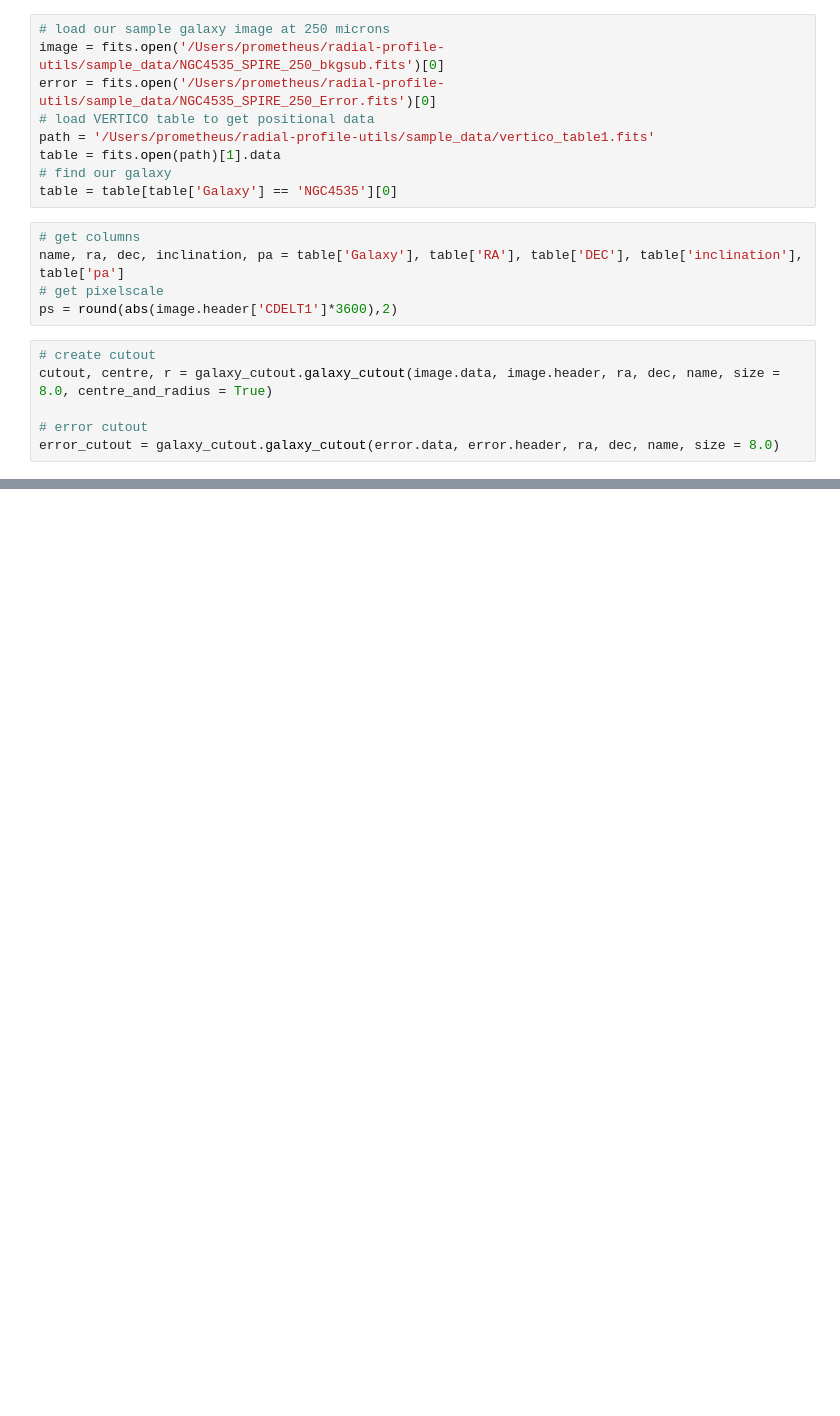
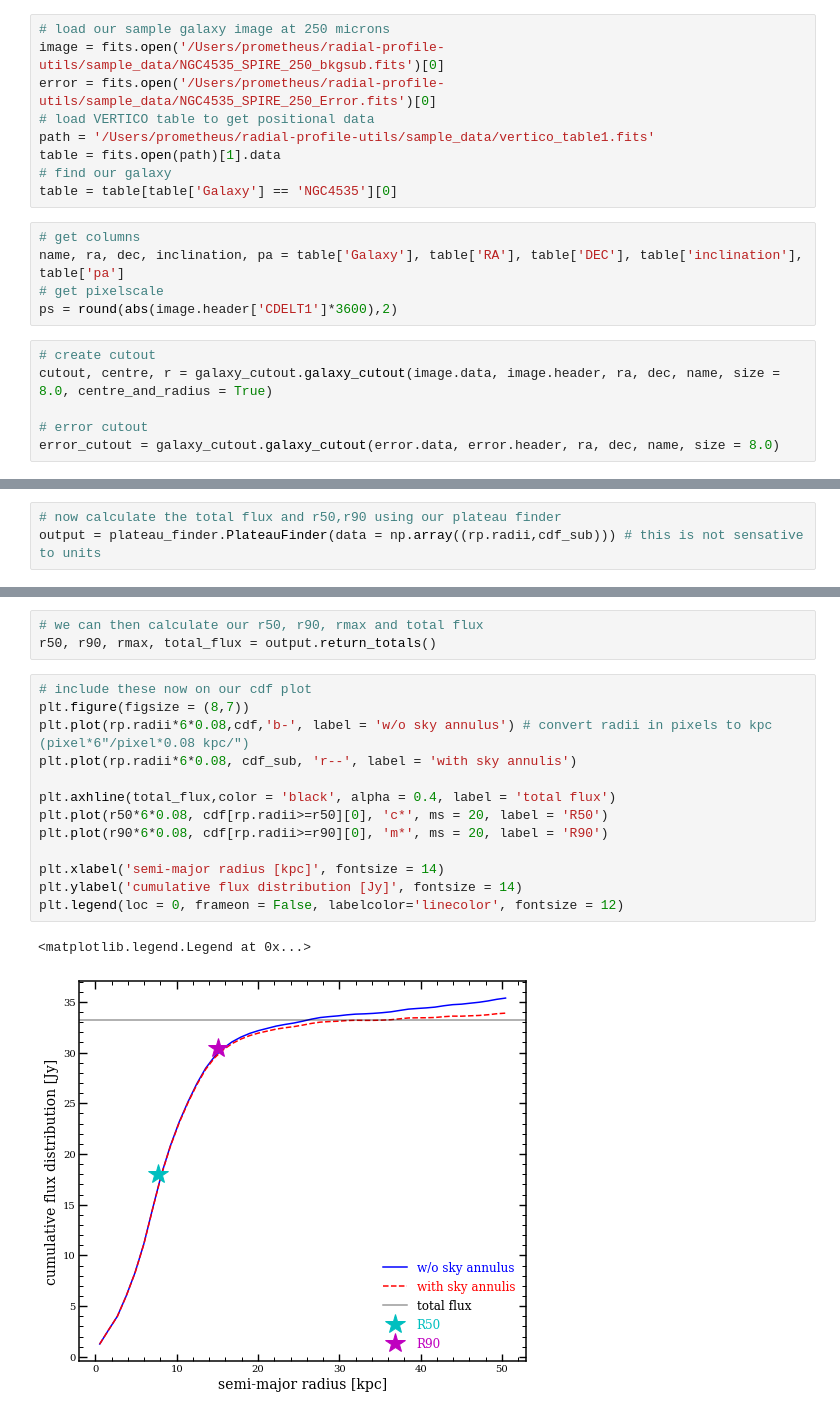
Before and after one commit to ndemarch/radial-profile-utils, a Jupyter notebook: sample_notebook.ipynb, the cells around one changed output, grey strips where cells are left out. Drawn from its saved outputs; the diff is of its cells as text; blank space fills up the shorter version.

```diff
--- a/sample_notebook.ipynb
+++ b/sample_notebook.ipynb
@@ -92,0 +101,3 @@ sky_bkg = sky_background.sky_background(cutout.data, centre, )
+# %%
+# now calculate the total flux and r50,r90 using our plateau finder
+output = plateau_finder.PlateauFinder(data = np.array((rp.radii,cdf_sub))) # this is not sensative to units
@@ -92,0 +123,19 @@ sky_bkg = sky_background.sky_background(cutout.data, centre, )
+# %%
+# we can then calculate our r50, r90, rmax and total flux
+r50, r90, rmax, total_flux = output.return_totals()
+# %%
+# include these now on our cdf plot
+plt.figure(figsize = (8,7))
+plt.plot(rp.radii*6*0.08,cdf,'b-', label = 'w/o sky annulus') # convert radii in pixels to kpc (pixel*6"/pixel*0.08 kpc/")
+plt.plot(rp.radii*6*0.08, cdf_sub, 'r--', label = 'with sky annulis')
+
+plt.axhline(total_flux,color = 'black', alpha = 0.4, label = 'total flux')
+plt.plot(r50*6*0.08, cdf[rp.radii>=r50][0], 'c*', ms = 20, label = 'R50')
+plt.plot(r90*6*0.08, cdf[rp.radii>=r90][0], 'm*', ms = 20, label = 'R90')
+
+plt.xlabel('semi-major radius [kpc]', fontsize = 14)
+plt.ylabel('cumulative flux distribution [Jy]', fontsize = 14)
+plt.legend(loc = 0, frameon = False, labelcolor='linecolor', fontsize = 12)
+# %% [output]
+<matplotlib.legend.Legend at 0x...>
+[figure, added]
```
Also changed, not shown: parts of 9 cells of this notebook, 7 other files.
